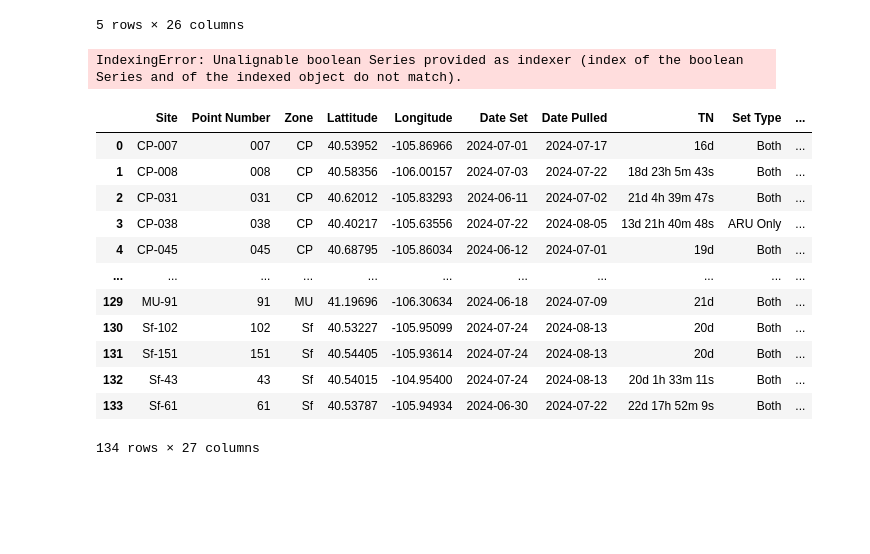
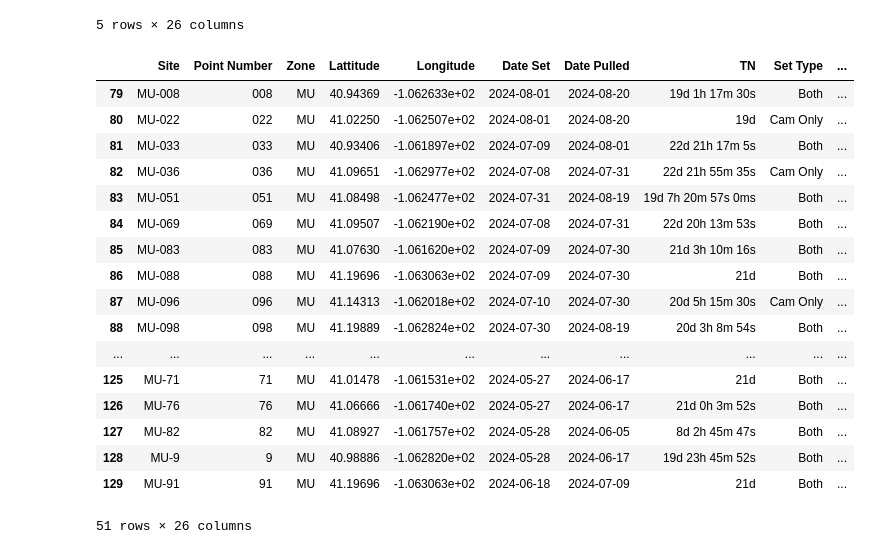
Before and after one commit to ZimmZone/wildlife_fire_response, a Jupyter notebook: 03_import_data.ipynb, the cells around one changed output. Drawn from its saved outputs; the diff is of its cells as text; code cells hidden in the pictures; blank space fills up the shorter version.

Commit message:
More Data wrangling - started plotting

```diff
--- a/03_import_data.ipynb
+++ b/03_import_data.ipynb
@@ -17,24 +19 @@ from shapely.geometry import Point
-# %%
-def load_csv_data(csv_filename, base_dir, header='infer', names=None):
-    """
-    Loads a CSV file from a given base directory with a flexible header and column name option.
-
-    Parameters:
-        csv_filename (str): Name of the CSV file (e.g., 'fire_stats.csv')
-        base_dir (str): Directory path where the file lives
-        header (int, str, or None): Row to use as column names, or None if no headers.
-        names (list, optional): List of column names to use if header is None.
-
-    Returns:
-        pd.DataFrame: Loaded DataFrame
-    """
-    csv_path = os.path.join(base_dir, csv_filename)
-
-    try:
-        df = pd.read_csv(csv_path, header=header, names=names)
-        print(f"✅ Loaded '{csv_filename}' with {len(df)} rows and {len(df.columns)} columns.")
-        return df
-    except Exception as e:
-        print(f"⚠️ Could not load '{csv_filename}': {e}")
-        return None
 # %%
@@ -193,8 +167,25 @@ site_df.head()
 # %%
 # Filter to just 'MU' fire sites
 mu_mask = site_df['Site'].str.startswith("MU", na=False)
-mullen_site_df = csv_df[mu_mask].copy()
+mullen_site_df = site_df[mu_mask].copy()
 
 mullen_site_df
 # %% [output]
+|  | Site | Point Number | Zone | Lattitude | Longitude | Date Set | Date Pulled | TN | Set Type | ... |
+| 79 | MU-008 | 008 | MU | 40.94369 | -1.062633e+02 | 2024-08-01 | 2024-08-20 | 19d 1h 17m 30s | Both | ... |
+| 80 | MU-022 | 022 | MU | 41.02250 | -1.062507e+02 | 2024-08-01 | 2024-08-20 | 19d | Cam Only | ... |
+| 81 | MU-033 | 033 | MU | 40.93406 | -1.061897e+02 | 2024-07-09 | 2024-08-01 | 22d 21h 17m 5s | Both | ... |
+| 82 | MU-036 | 036 | MU | 41.09651 | -1.062977e+02 | 2024-07-08 | 2024-07-31 | 22d 21h 55m 35s | Cam Only | ... |
+| 83 | MU-051 | 051 | MU | 41.08498 | -1.062477e+02 | 2024-07-31 | 2024-08-19 | 19d 7h 20m 57s 0ms | Both | ... |
+| 84 | MU-069 | 069 | MU | 41.09507 | -1.062190e+02 | 2024-07-08 | 2024-07-31 | 22d 20h 13m 53s | Both | ... |
+| 85 | MU-083 | 083 | MU | 41.07630 | -1.061620e+02 | 2024-07-09 | 2024-07-30 | 21d 3h 10m 16s | Both | ... |
+| 86 | MU-088 | 088 | MU | 41.19696 | -1.063063e+02 | 2024-07-09 | 2024-07-30 | 21d | Both | ... |
+| 87 | MU-096 | 096 | MU | 41.14313 | -1.062018e+02 | 2024-07-10 | 2024-07-30 | 20d 5h 15m 30s | Cam Only | ... |
+| 88 | MU-098 | 098 | MU | 41.19889 | -1.062824e+02 | 2024-07-30 | 2024-08-19 | 20d 3h 8m 54s | Both | ... |
+| ... | ... | ... | ... | ... | ... | ... | ... | ... | ... | ... |
+| 125 | MU-71 | 71 | MU | 41.01478 | -1.061531e+02 | 2024-05-27 | 2024-06-17 | 21d | Both | ... |
+| 126 | MU-76 | 76 | MU | 41.06666 | -1.061740e+02 | 2024-05-27 | 2024-06-17 | 21d 0h 3m 52s | Both | ... |
+| 127 | MU-82 | 82 | MU | 41.08927 | -1.061757e+02 | 2024-05-28 | 2024-06-05 | 8d 2h 45m 47s | Both | ... |
+| 128 | MU-9 | 9 | MU | 40.98886 | -1.062820e+02 | 2024-05-28 | 2024-06-17 | 19d 23h 45m 52s | Both | ... |
+| 129 | MU-91 | 91 | MU | 41.19696 | -1.063063e+02 | 2024-06-18 | 2024-07-09 | 21d | Both | ... |
-IndexingError: Unalignable boolean Series provided as indexer (index of the boolean Series and of the indexed object do not match).
+51 rows × 26 columns
@@ -201,23 +202,17 @@ IndexingError: Unalignable boolean Series provided as indexer (index of the bool
 # %%
 # Create a geometry column from lon/lat
-geometry = [Point(xy) for xy in zip(site_df['Longitude'], site_df['Lattitude'])]
+geometry = [Point(xy) for xy in zip(mullen_site_df['Longitude'], mullen_site_df['Lattitude'])]
 
 # Convert to GeoDataFrame
-site_gdf = gpd.GeoDataFrame(site_df, geometry=geometry)
+mullen_site_gdf = gpd.GeoDataFrame(mullen_site_df, geometry=geometry)
 
 # Set the coordinate reference system (CRS) to WGS84 (lat/lon)
-site_gdf.set_crs(epsg=4326, inplace=True)
+mullen_site_gdf.set_crs(epsg=4326, inplace=True)
+
+### simplify columns
+mullen_site_gdf = mullen_site_gdf[['site_num', 'Date Set', 'Date Pulled',
+                'geometry']]
+
+# Convert 'site_num' to string in both DataFrames to ensure compatibility
+mullen_site_gdf['site_num'] = mullen_site_gdf['site_num'].astype(str)
+mullen_csv_df['site_num'] = mullen_csv_df['site_num'].astype(str)
-# %% [output]
-|  | Site | Point Number | Zone | Lattitude | Longitude | Date Set | Date Pulled | TN | Set Type | ... |
-| 0 | CP-007 | 007 | CP | 40.53952 | -105.86966 | 2024-07-01 | 2024-07-17 | 16d | Both | ... |
-| 1 | CP-008 | 008 | CP | 40.58356 | -106.00157 | 2024-07-03 | 2024-07-22 | 18d 23h 5m 43s | Both | ... |
-| 2 | CP-031 | 031 | CP | 40.62012 | -105.83293 | 2024-06-11 | 2024-07-02 | 21d 4h 39m 47s | Both | ... |
-| 3 | CP-038 | 038 | CP | 40.40217 | -105.63556 | 2024-07-22 | 2024-08-05 | 13d 21h 40m 48s | ARU Only | ... |
-| 4 | CP-045 | 045 | CP | 40.68795 | -105.86034 | 2024-06-12 | 2024-07-01 | 19d | Both | ... |
-| ... | ... | ... | ... | ... | ... | ... | ... | ... | ... | ... |
-| 129 | MU-91 | 91 | MU | 41.19696 | -106.30634 | 2024-06-18 | 2024-07-09 | 21d | Both | ... |
-| 130 | Sf-102 | 102 | Sf | 40.53227 | -105.95099 | 2024-07-24 | 2024-08-13 | 20d | Both | ... |
-| 131 | Sf-151 | 151 | Sf | 40.54405 | -105.93614 | 2024-07-24 | 2024-08-13 | 20d | Both | ... |
-| 132 | Sf-43 | 43 | Sf | 40.54015 | -104.95400 | 2024-07-24 | 2024-08-13 | 20d 1h 33m 11s | Both | ... |
-| 133 | Sf-61 | 61 | Sf | 40.53787 | -105.94934 | 2024-06-30 | 2024-07-22 | 22d 17h 52m 9s | Both | ... |
-134 rows × 27 columns
```
Also changed, not shown: parts of 14 cells of this notebook, 2 other files.
